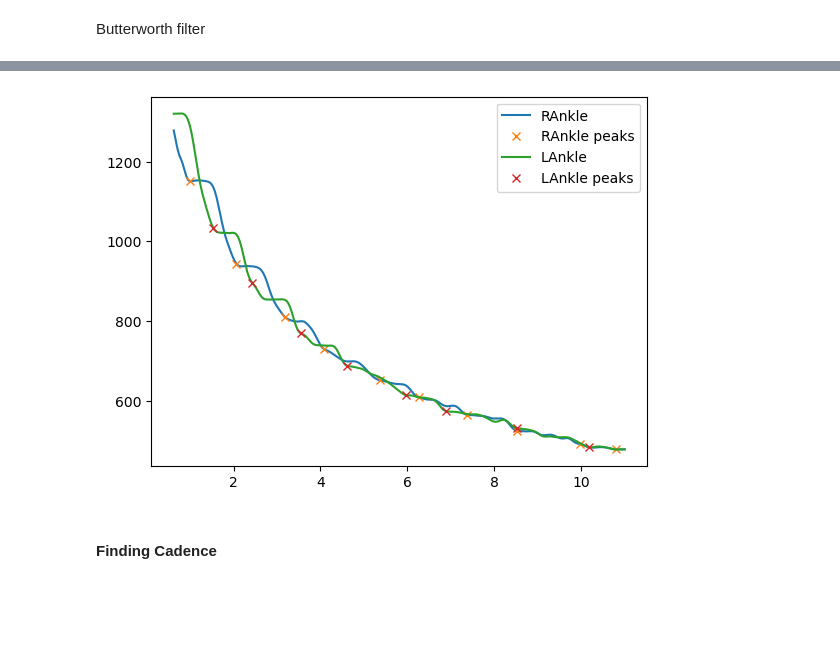
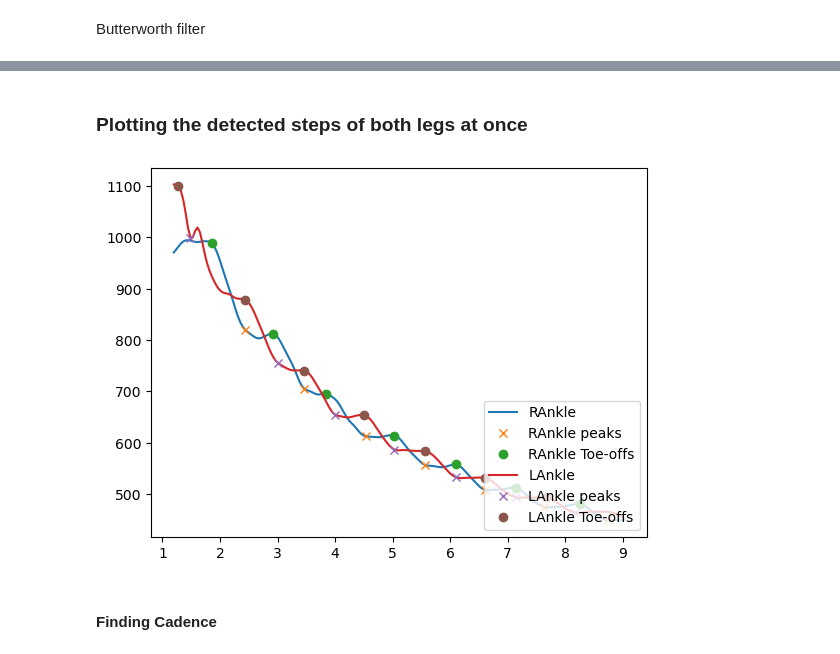
Before and after one commit to GalJackson/Gait-Classification, a Jupyter notebook: gait_variables.ipynb, the cells around one changed output, grey strips where cells are left out. Drawn from its saved outputs; the diff is of its cells as text; code cells hidden in the pictures; blank space fills up the shorter version.

```diff
--- a/gait_variables.ipynb
+++ b/gait_variables.ipynb
@@ -8,6 +12,9 @@ from scipy.spatial import distance
 # %% [markdown]
 Importing CSV files
 # %%
+import tkinter
+from tkinter import filedialog
+
 def extract_float_from_string(s):
     # Define a regex pattern to match floats (including negative numbers and decimals)
     float_pattern = r'-?\d+\.?\d*'
@@ -23,4 +30,6 @@ def extract_float_from_string(s):
 # df = pd.read_csv('output.csv', index_col=0)
 # df = df.applymap(extract_float_from_string)
 
-df = pd.read_csv("OAW01-OpenPose-bottom-back-2.csv")
+tkinter.Tk().withdraw() # prevents an empty tkinter window from appearing
+file_path = filedialog.askopenfile()
+df = pd.read_csv(file_path)
@@ -44,6 +39,11 @@ df
 fs = 1/np.mean(np.diff(df.time))
 fs
 
-# direction of the walk
-direction = "back"
+# extract direction of the walk
+if "back" in file_path.name:
+    direction = "back"
+elif "front" in file_path.name:
+    direction = "front"
+else:
+    raise ValueError("File path must contain either 'back' or 'front' to determine the direction of the walk")
 # %% [markdown]
@@ -51,6 +51,6 @@ Smooth using a moving average or using a Savitzky-Golay filter
 # %%
 def smoothing(data, filter):
-    window = 5
+    window = 10
 
     if filter == "average":
         smooth = data.rolling(window=window).mean()
@@ -58,6 +58,9 @@ def smoothing(data, filter):
     elif filter == "savgol":
         order = 2
         smooth = savgol_filter(data, window, order, deriv=1, delta=df.time[1]-df.time[0])
+    elif filter == "median":
+        smooth = median_filter(data, size=window)
+        smooth = list(smooth)
 
     return smooth
 # %% [markdown]
@@ -184,13 +201,17 @@ plt.show()
+# %% [markdown]
+### Plotting the detected steps of both legs at once
 # %%
 plt.figure()
 plt.plot(df.time, RAnkle, label="RAnkle")
 plt.plot(df.time[RHeels], RAnkle[RHeels], "x", label='RAnkle peaks')
+plt.plot(df.time[RToes], RAnkle[RToes], "o", label='RAnkle Toe-offs')
 plt.plot(df.time, LAnkle, label='LAnkle')
 plt.plot(df.time[LHeels], LAnkle[LHeels], "x", label='LAnkle peaks')
-plt.legend(loc="upper right")
+plt.plot(df.time[LToes], LAnkle[LToes], "o", label='LAnkle Toe-offs')
+plt.legend(loc="lower right")
 plt.show()
 # %% [output]
-[figure, old version]
+[figure, new version]
 # %% [markdown]
 #### Finding Cadence
 # %%
```
Also changed, not shown: parts of 18 cells of this notebook.
